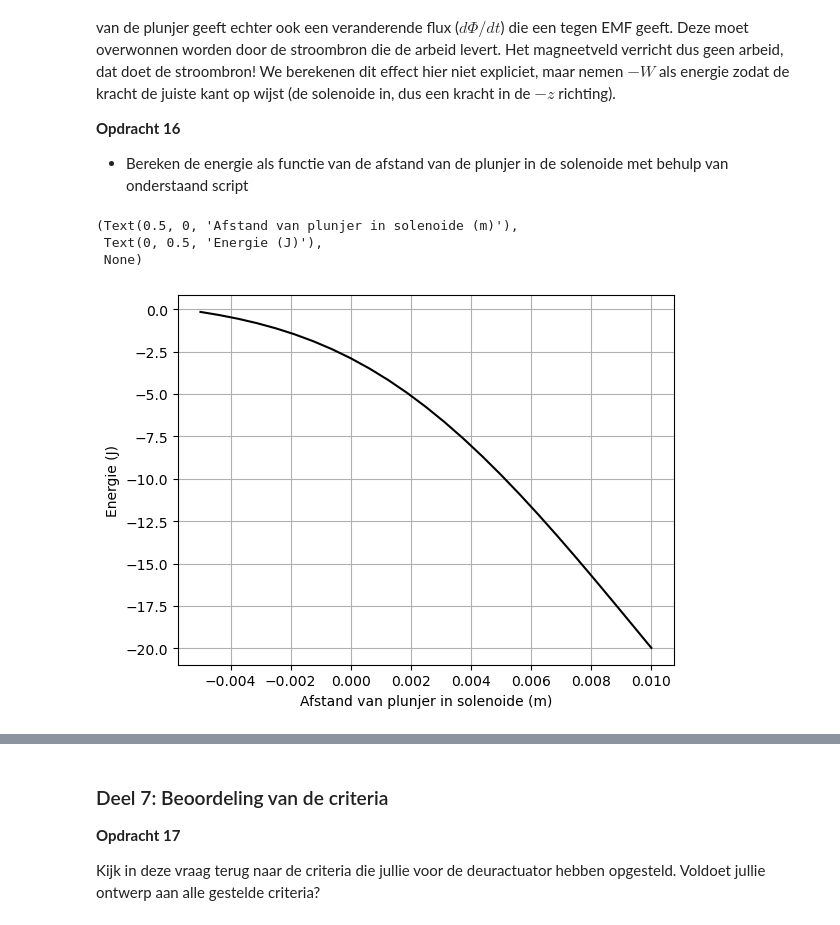
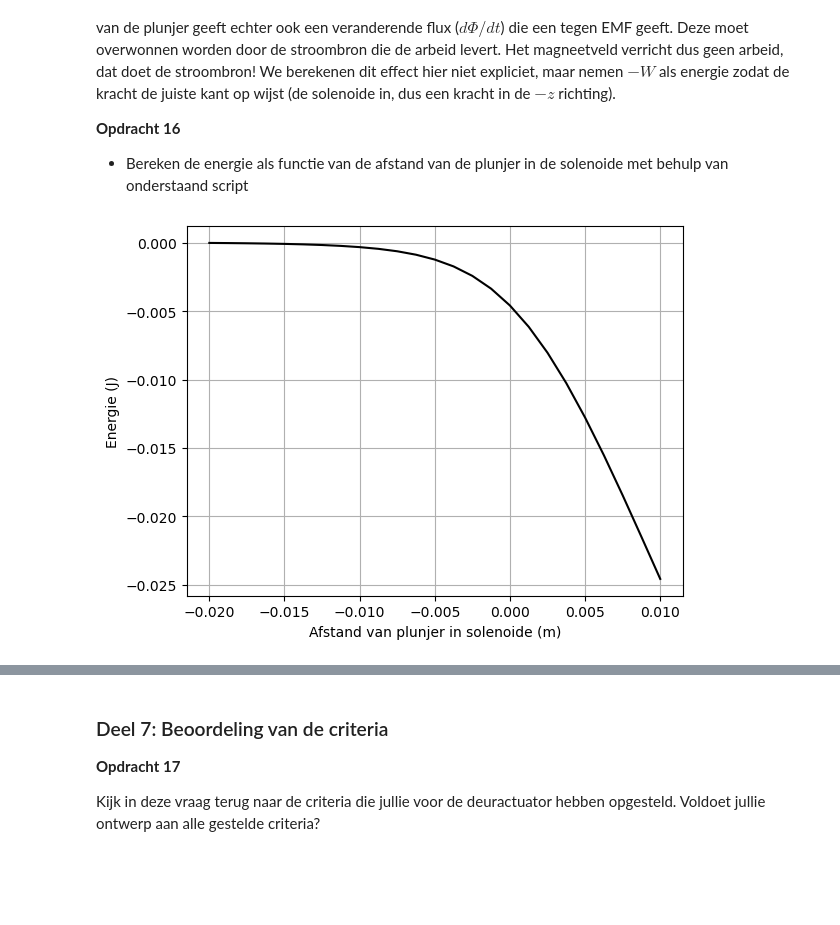
Before and after one commit to NNynke/DEF-D-assignments-N, a Jupyter notebook: DigitaleOntwerpopdrachten/2KrachtactuatorOpdracht/2KrachtactuatorOpdracht/KrachtactuatorOpdracht.ipynb, the cells around one changed output, grey strips where cells are left out. Drawn from its saved outputs; the diff is of its cells as text; code cells hidden in the pictures; blank space fills up the shorter version.

```diff
--- a/DigitaleOntwerpopdrachten/2KrachtactuatorOpdracht/2KrachtactuatorOpdracht/KrachtactuatorOpdracht.ipynb
+++ b/DigitaleOntwerpopdrachten/2KrachtactuatorOpdracht/2KrachtactuatorOpdracht/KrachtactuatorOpdracht.ipynb
@@ -761,20 +750,25 @@ Zoals je uit je berekening voor het $\mathbf{H}$ kan zien is de energie van de p
 
 * Bereken de energie als functie van de afstand van de plunjer in de solenoide met behulp van onderstaand script
 # %%
-# integrate the field up to point z_p
-mu_0 = 1.257*(10**-6)
-def plunjer_energie(r_s, L_s):
-    return -0.5*np.pi*r_s**2*np.cumsum(np.flipud(H_ax)*mu_r*mu_0*np.flipud(H_ax))*(z_ax[1] - z_ax[0]), L_s
+mu_0 = 1.257e-6
 
-Wz, L_s = plunjer_energie(r_s_deur, L_s_deur)
+def plunjer_energie(H_ax, z_ax, r_s, mu_r):
+    H_ax_1d = H_ax.flatten()
 
-plt.plot(L_s/2 - z_ax, np.flipud(Wz), '-k')
-plt.xlabel('Afstand van plunjer in solenoide (m)'), plt.ylabel('Energie (J)'), plt.grid()
+    Wz = -0.5 * np.pi * r_s**2 * mu_r * mu_0 * \
+         np.cumsum(np.flipud(H_ax_1d**2)) * (z_ax[1] - z_ax[0])
+
+    return Wz
+
+Wz = plunjer_energie(H_ax, z_ax, r_s_deur, mu_r)
+
+plt.plot(L_s_deur/2 - z_ax, np.flipud(Wz), '-k')
+plt.xlabel('Afstand van plunjer in solenoide (m)')
+plt.ylabel('Energie (J)')
+plt.grid()
+plt.show()
 # %% [output]
-(Text(0.5, 0, 'Afstand van plunjer in solenoide (m)'),
- Text(0, 0.5, 'Energie (J)'),
- None)
-[figure, old version]
+[figure, new version]
 # %%
 n_ax = 25
 aantal_omwent = 100
```
Also changed, not shown: parts of 13 cells of this notebook.
